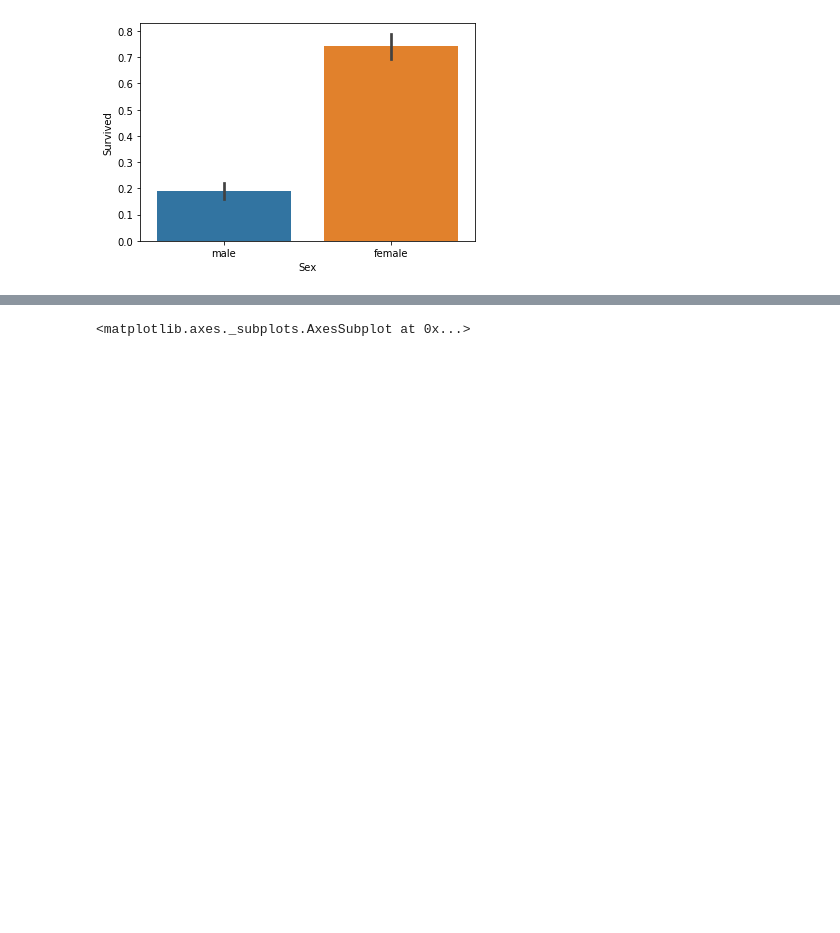
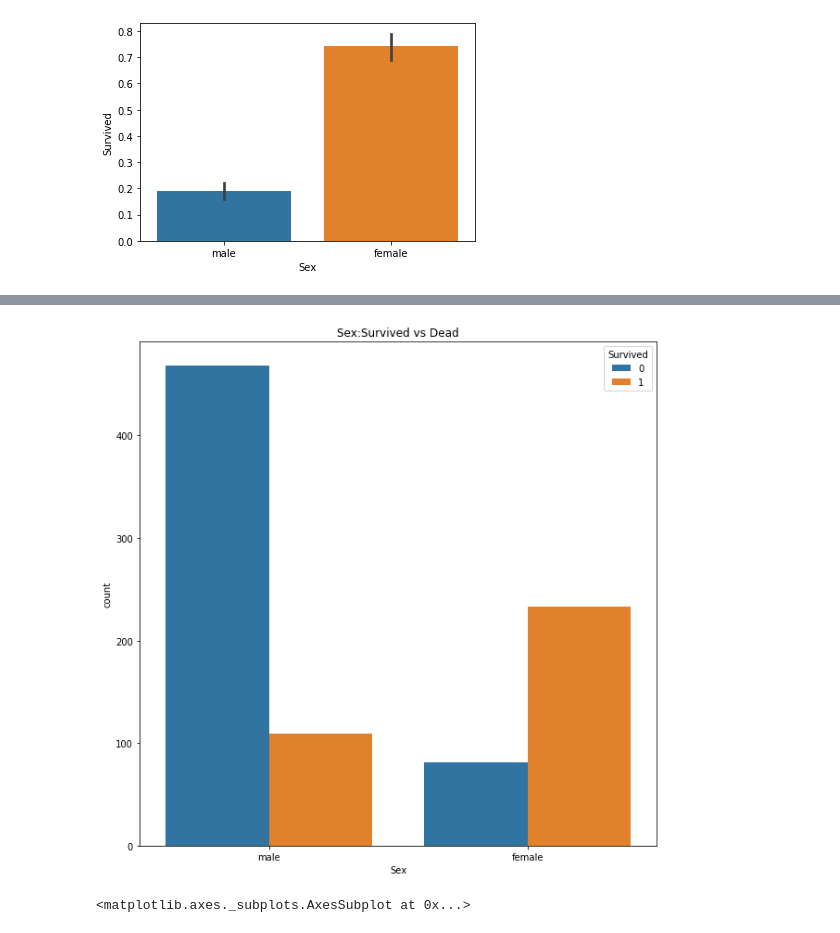
Before and after one commit to LENGHIA-CN8/Classification, a Jupyter notebook: Titanic.ipynb, the cells around one changed output, grey strips where cells are left out. Drawn from its saved outputs; the diff is of its cells as text; code cells hidden in the pictures; blank space fills up the shorter version.

```diff
--- a/Titanic.ipynb
+++ b/Titanic.ipynb
@@ -88,0 +101,8 @@ sns.barplot(x='Sex',y='Survived',data = train_data)
+# %%
+# tỉ lệ sống với giới tính
+f,ax = plt.subplots(figsize=(10, 10))
+sns.countplot('Sex',hue='Survived',data=train_data,ax=ax)
+ax.set_title('Sex:Survived vs Dead')
+plt.show()
+# %% [output]
+[figure, added]
```
Also changed, not shown: parts of 3 cells of this notebook.
